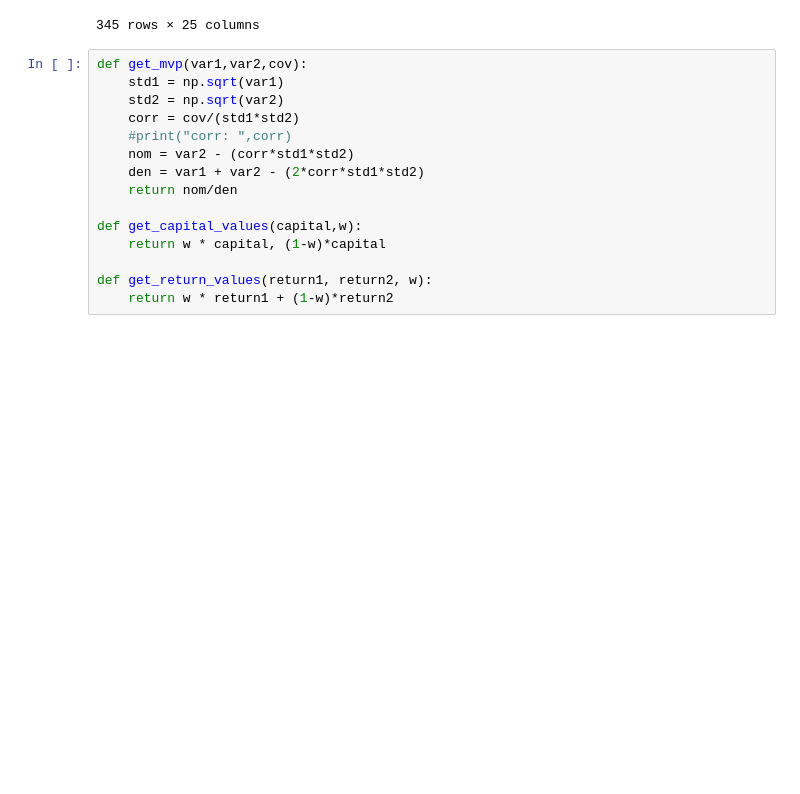
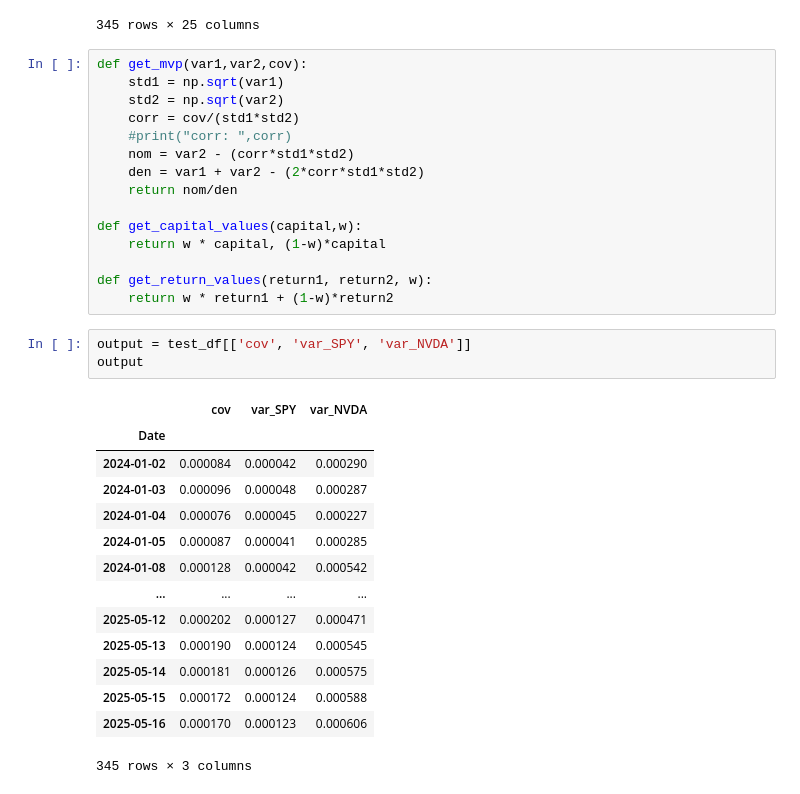
Before and after one commit to Lukirby/Stress-Testing-a-Markowitz-Portfolio, a Jupyter notebook: fidanza2.ipynb, the cells around one changed output. Cells and saved outputs as stored; diff of their text form; blank space fills up the shorter version.

```diff
--- a/fidanza2.ipynb
+++ b/fidanza2.ipynb
@@ -509,4 +509,22 @@ def get_capital_values(capital,w):
 
 def get_return_values(return1, return2, w):
     return w * return1 + (1-w)*return2
+# %%
+output = test_df[['cov', 'var_SPY', 'var_NVDA']]
+output
+# %% [output]
+|  | cov | var_SPY | var_NVDA |
+| Date |  |  |  |
+| 2024-01-02 | 0.000084 | 0.000042 | 0.000290 |
+| 2024-01-03 | 0.000096 | 0.000048 | 0.000287 |
+| 2024-01-04 | 0.000076 | 0.000045 | 0.000227 |
+| 2024-01-05 | 0.000087 | 0.000041 | 0.000285 |
+| 2024-01-08 | 0.000128 | 0.000042 | 0.000542 |
+| ... | ... | ... | ... |
+| 2025-05-12 | 0.000202 | 0.000127 | 0.000471 |
+| 2025-05-13 | 0.000190 | 0.000124 | 0.000545 |
+| 2025-05-14 | 0.000181 | 0.000126 | 0.000575 |
+| 2025-05-15 | 0.000172 | 0.000124 | 0.000588 |
+| 2025-05-16 | 0.000170 | 0.000123 | 0.000606 |
+345 rows × 3 columns
 # %%
```
Also changed, not shown: parts of 4 cells of this notebook.
